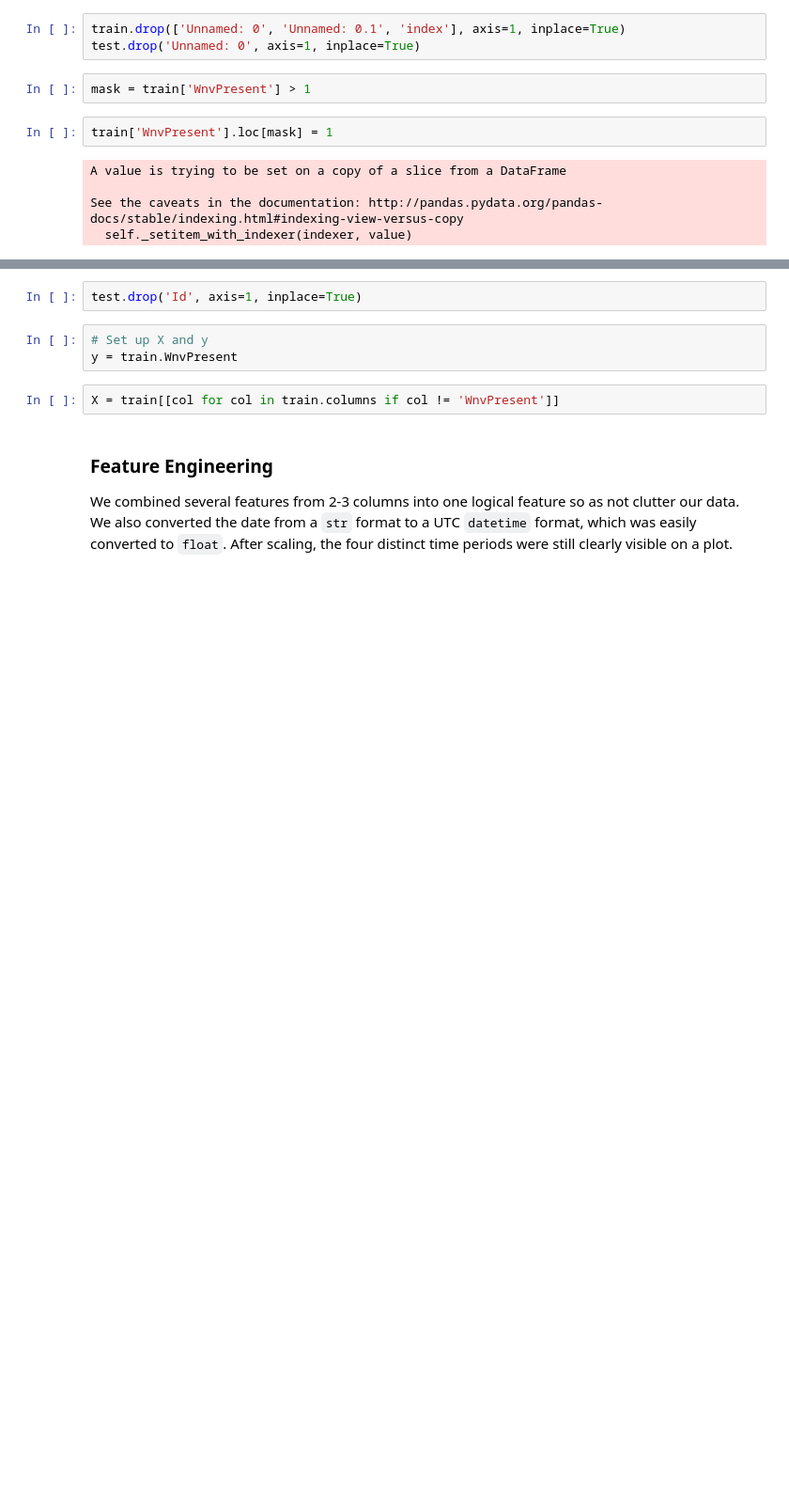
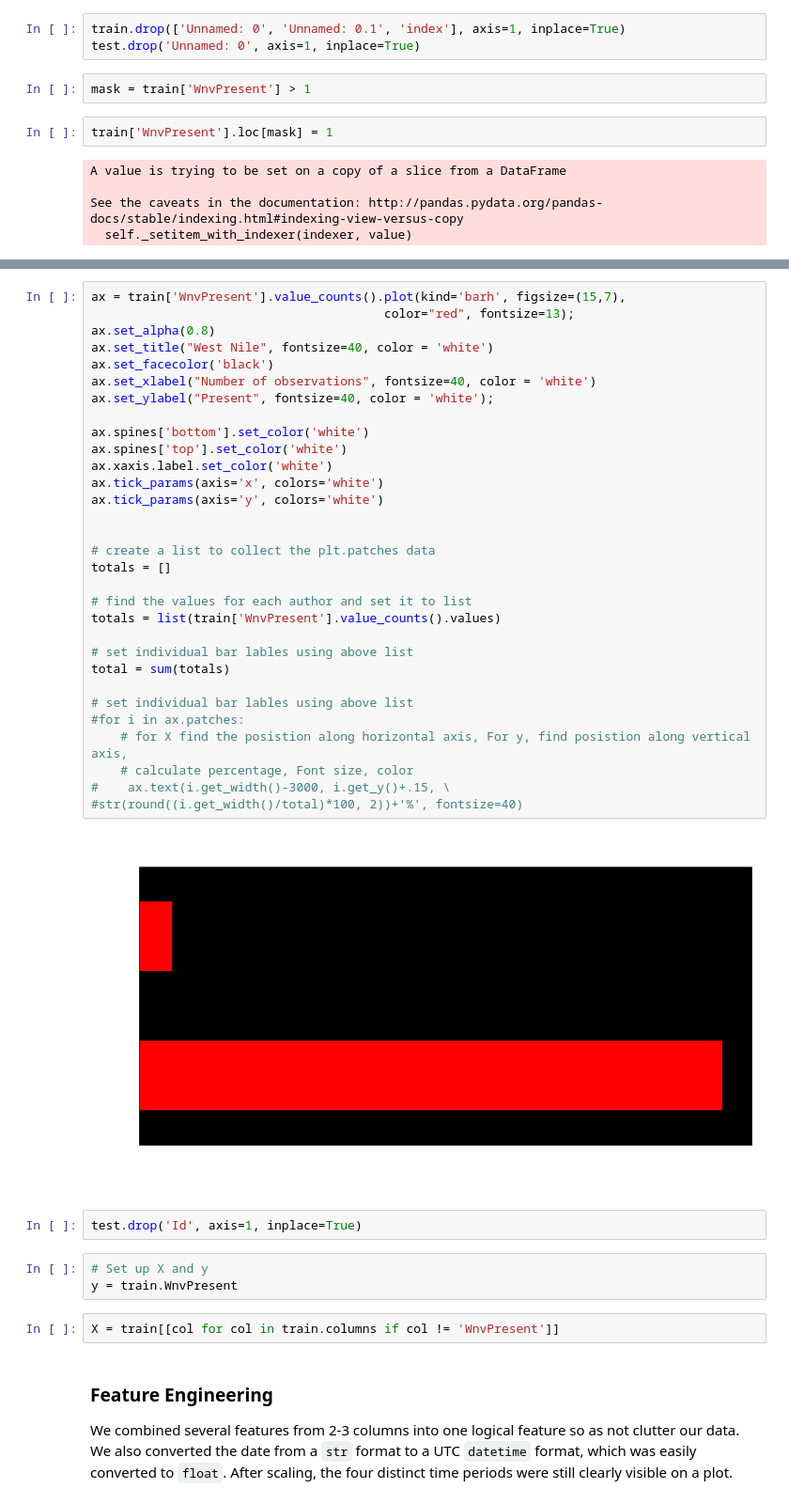
Before and after one commit to jonmvail/JonVailPortfolio, a Jupyter notebook: West_Nile_Classification/Project4_Clean.ipynb, the cells around one changed output, grey strips where cells are left out. Shown: that part at 94% size. Saved outputs shown, nothing was run; the diff lists cells and outputs as text; blank space fills up the shorter version.

```diff
--- a/West_Nile_Classification/Project4_Clean.ipynb
+++ b/West_Nile_Classification/Project4_Clean.ipynb
@@ -56,3 +56,36 @@ train['WnvPresent'].value_counts()[0]/sum(train['WnvPresent'].value_counts())
+# %%
+ax = train['WnvPresent'].value_counts().plot(kind='barh', figsize=(15,7),
+                                        color="red", fontsize=13);
+ax.set_alpha(0.8)
+ax.set_title("West Nile", fontsize=40, color = 'white')
+ax.set_facecolor('black')
+ax.set_xlabel("Number of observations", fontsize=40, color = 'white')
+ax.set_ylabel("Present", fontsize=40, color = 'white');
+
+ax.spines['bottom'].set_color('white')
+ax.spines['top'].set_color('white')
+ax.xaxis.label.set_color('white')
+ax.tick_params(axis='x', colors='white')
+ax.tick_params(axis='y', colors='white')
+
+
+# create a list to collect the plt.patches data
+totals = []
+
+# find the values for each author and set it to list
+totals = list(train['WnvPresent'].value_counts().values)
+
+# set individual bar lables using above list
+total = sum(totals)
+
+# set individual bar lables using above list
+#for i in ax.patches:
+    # for X find the posistion along horizontal axis, For y, find posistion along vertical axis,
+    # calculate percentage, Font size, color
+#    ax.text(i.get_width()-3000, i.get_y()+.15, \
+#str(round((i.get_width()/total)*100, 2))+'%', fontsize=40)
+# %% [output]
+[figure, added]
 # %%
 test.drop('Id', axis=1, inplace=True)
 # %%
```
Also changed, not shown: parts of 33 cells of this notebook, 3 other files.
